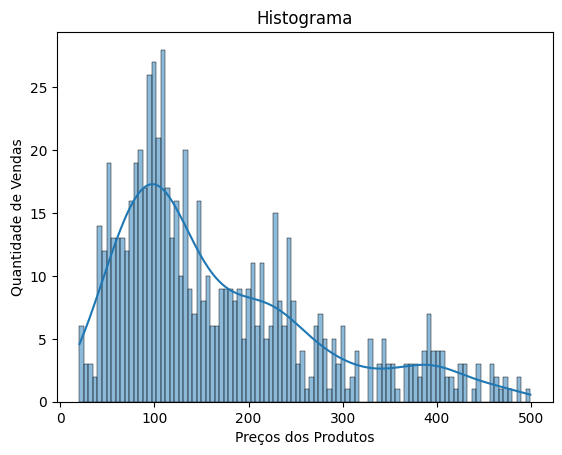
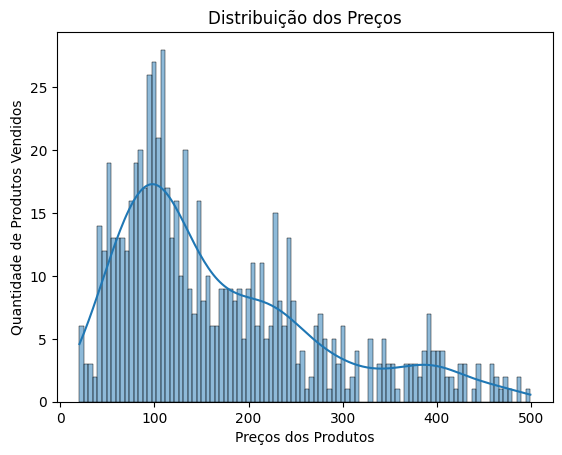
The change to this notebook cell's code, shown as a diff; its figure went from the first image to the second:
--- before
+++ after
@@ -2,6 +2,6 @@
 # Crie um grafico que mostre a distribuicao dos precos dos produtos.
 # Coloque um titulo no grafico.
-grafico = sns.histplot(data=df,x="preco",kde=True,bins=100);
-grafico.set_title("Histograma");
-grafico.set_ylabel("Quantidade de Vendas");
+grafico = sns.histplot(data=df,x=df["preco"],kde=True,bins=100);
+grafico.set_title("Distribuição dos Preços");
+grafico.set_ylabel("Quantidade de Produtos Vendidos");
 grafico.set_xlabel("Preços dos Produtos");

Commit: feat: adiciona gráficos, heatmap e análises detalhadas